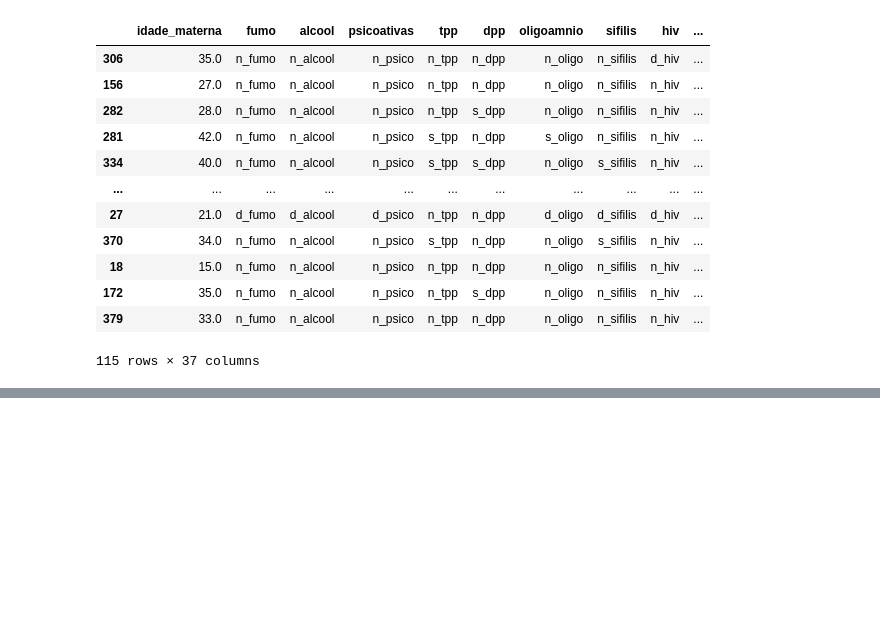
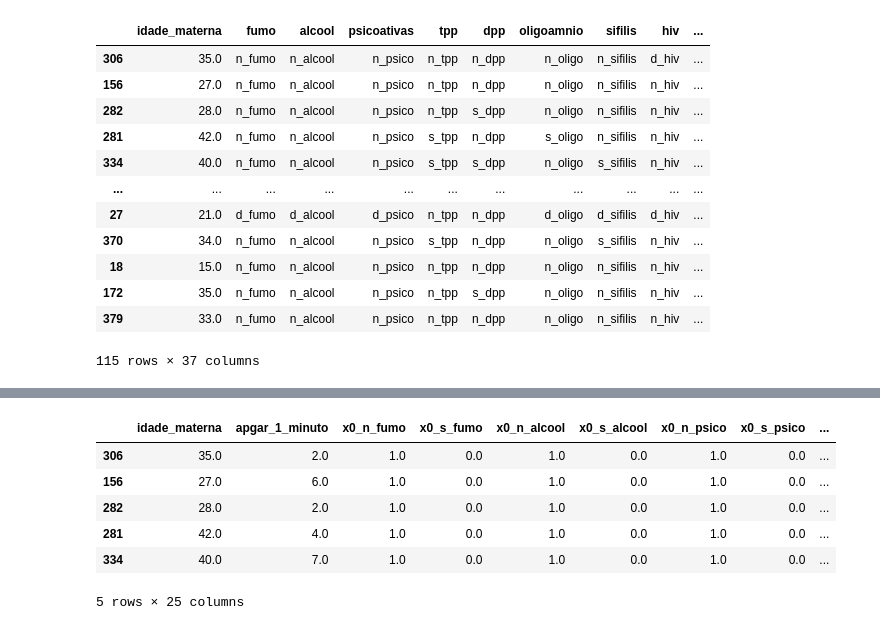
Before and after one commit to ecalasans/mlreanimacao, a Jupyter notebook: ml_p1_TRAIN.ipynb, the cells around one changed output, grey strips where cells are left out. Saved outputs shown, nothing was run; the diff lists cells and outputs as text; code cells hidden in the pictures; blank space fills up the shorter version.

```diff
--- a/ml_p1_TRAIN.ipynb
+++ b/ml_p1_TRAIN.ipynb
@@ -306,3 +314,13 @@ x_val
+# %%
+x_val.head()
+# %% [output]
+|  | idade_materna | apgar_1_minuto | x0_n_fumo | x0_s_fumo | x0_n_alcool | x0_s_alcool | x0_n_psico | x0_s_psico | ... |
+| 306 | 35.0 | 2.0 | 1.0 | 0.0 | 1.0 | 0.0 | 1.0 | 0.0 | ... |
+| 156 | 27.0 | 6.0 | 1.0 | 0.0 | 1.0 | 0.0 | 1.0 | 0.0 | ... |
+| 282 | 28.0 | 2.0 | 1.0 | 0.0 | 1.0 | 0.0 | 1.0 | 0.0 | ... |
+| 281 | 42.0 | 4.0 | 1.0 | 0.0 | 1.0 | 0.0 | 1.0 | 0.0 | ... |
+| 334 | 40.0 | 7.0 | 1.0 | 0.0 | 1.0 | 0.0 | 1.0 | 0.0 | ... |
+5 rows × 25 columns
 # %%
 # Finaliza a execução do wandb
 run.finish()
```
Also changed, not shown: parts of 10 cells of this notebook.
